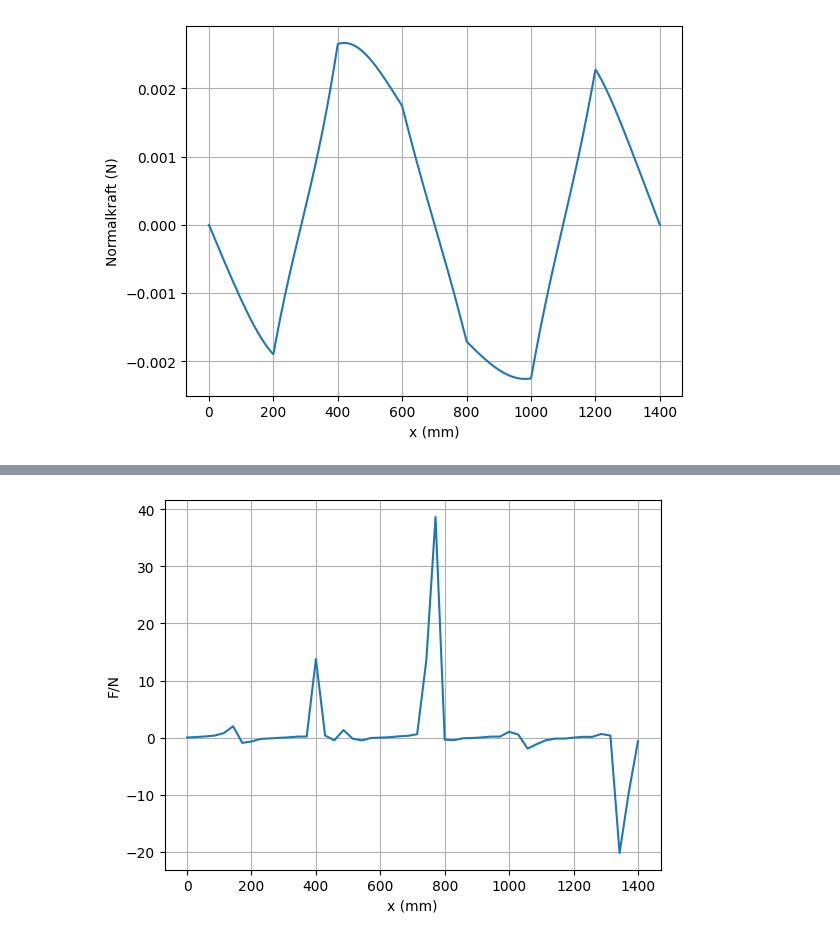
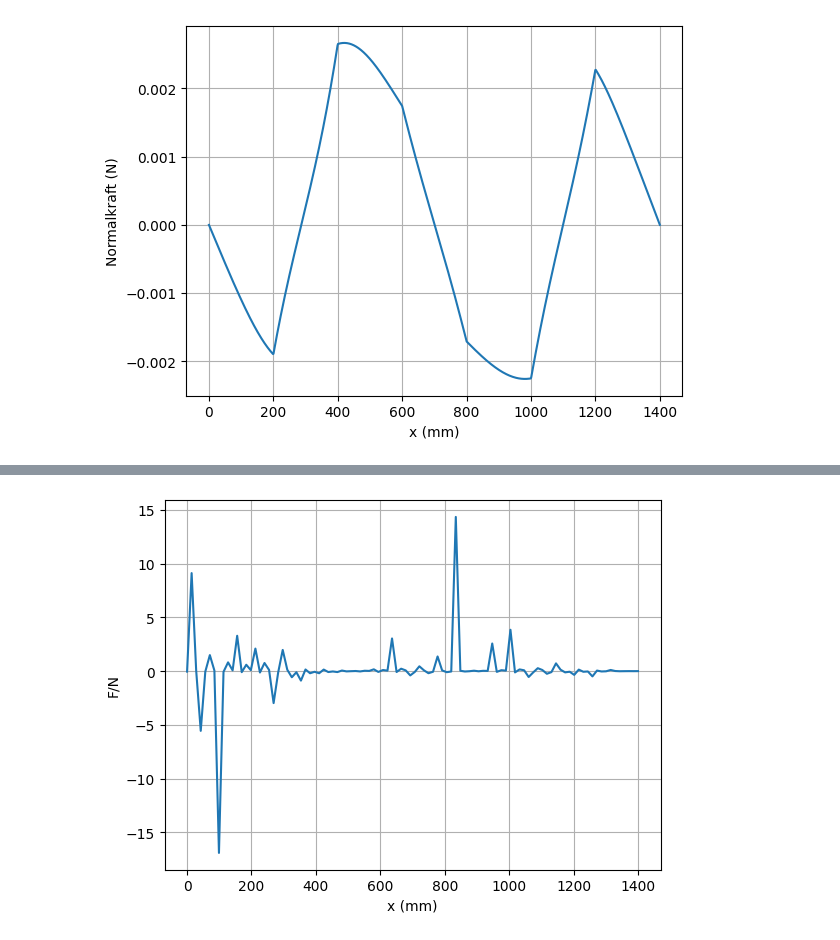
Before and after one commit to maranshan/fysikklabH23G111, a Jupyter notebook: baneform_V23.ipynb, the cells around one changed output, grey strips where cells are left out. Drawn from its saved outputs; the diff is of its cells as text; code cells hidden in the pictures.

```diff
--- a/baneform_V23.ipynb
+++ b/baneform_V23.ipynb
@@ -241,7 +241,7 @@ plt.show()
 #7. Friksjonskraft F(x)
 
 def F(x):
-    F = (c/(1+c)) *m*g*np.sin(x)
+    F = (c/(1+c)) *m*g*np.sin(B(x))
     return F
 
 ls = np.linspace(0, 1400, 100)
@@ -255,13 +255,13 @@ plt.show()
 # %%
 #8. Finn F/N
 def FN(x):
     return F(x)/N(x)
 
-ls = np.linspace(0, 1400, 50)
+ls = np.linspace(0, 1400, 100)
 plt.plot(ls, [FN(x) for x in ls])
 plt.xlabel('x (mm)')
 plt.ylabel('F/N')
 plt.grid(True)
 plt.show()
 # %% [output]
-[figure, old version]
+[figure, new version]
```
Also changed, not shown: parts of 4 cells of this notebook.
